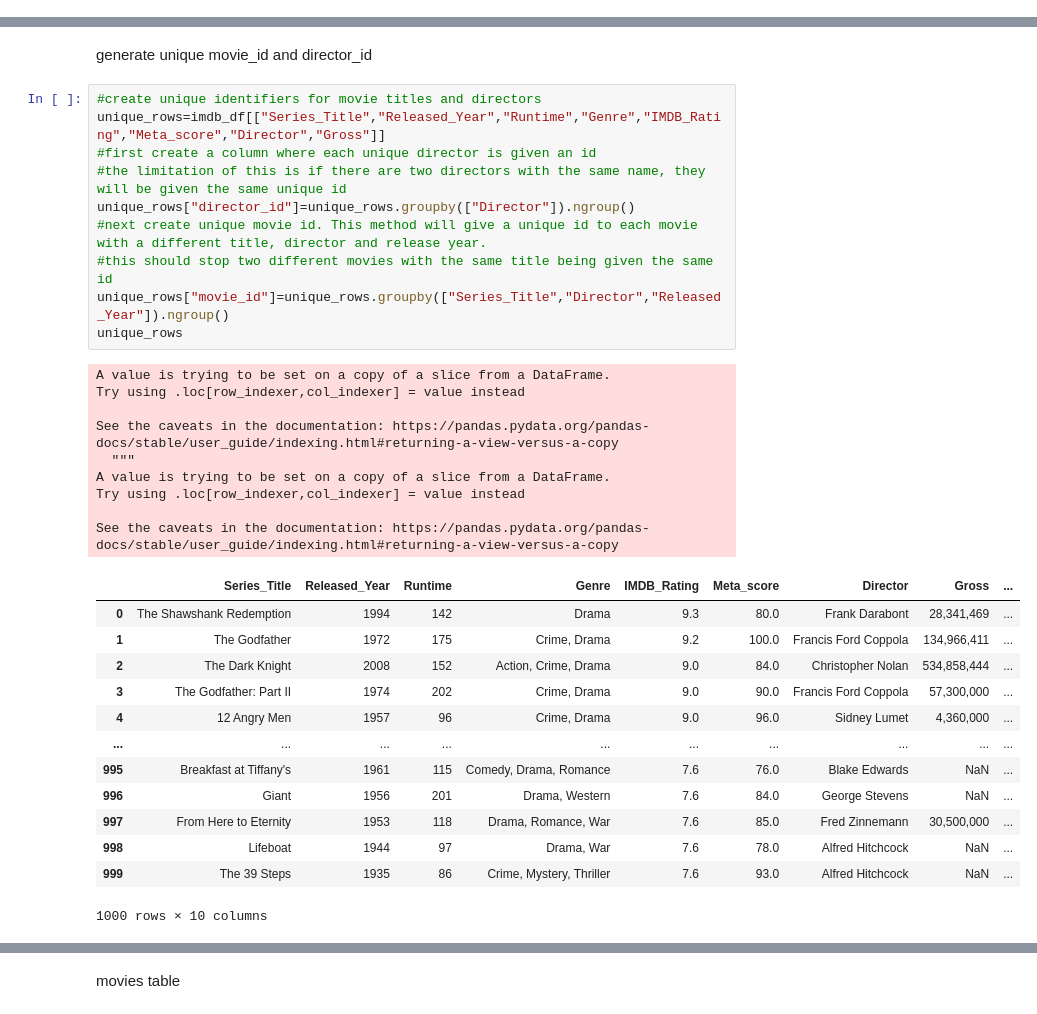
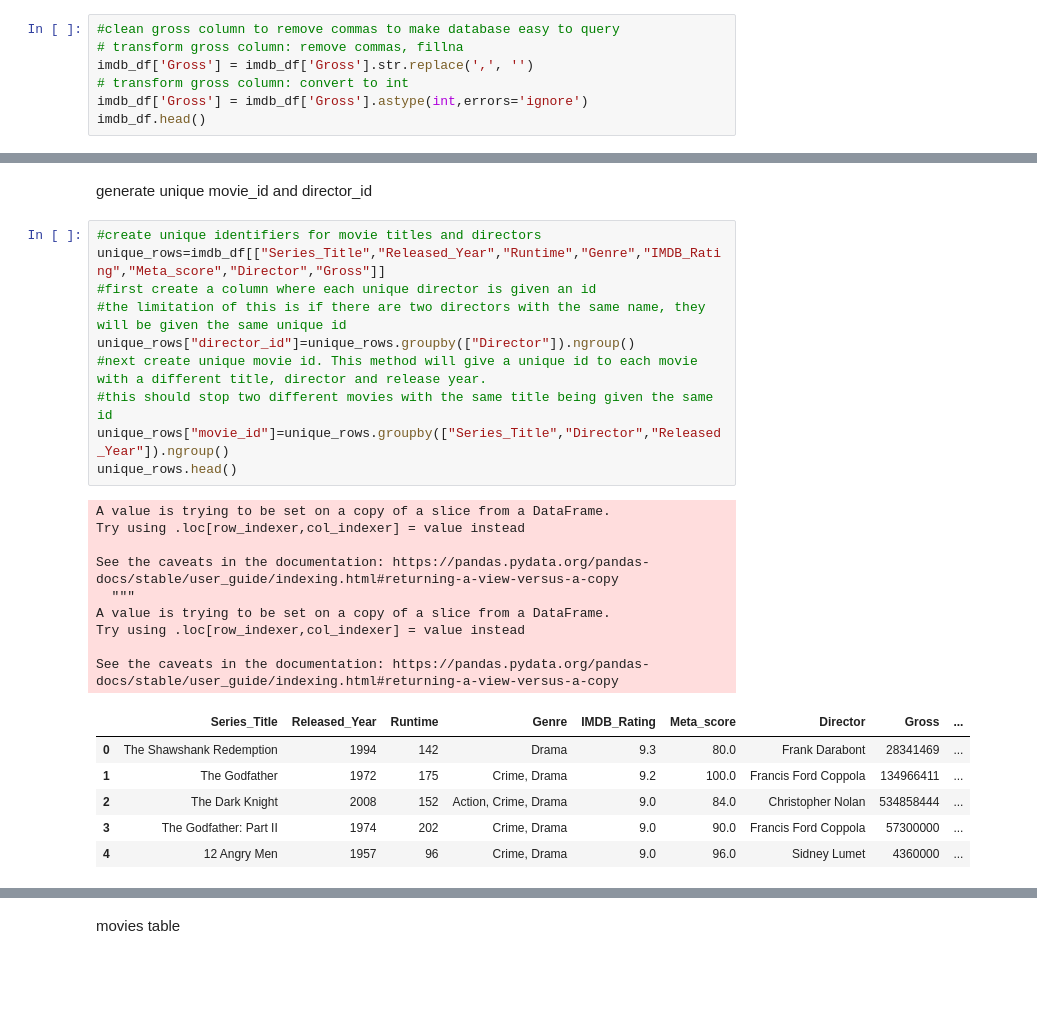
Before and after one commit to 0samvuong/Project-2-ETL-Group-6, a Jupyter notebook: movies.ipynb, the cells around one changed output, grey strips where cells are left out. Drawn from its saved outputs; the diff is of its cells as text; blank space fills up the shorter version.

```diff
--- a/movies.ipynb
+++ b/movies.ipynb
@@ -50,0 +43,7 @@ imdb_df
+# %%
+#clean gross column to remove commas to make database easy to query
+# transform gross column: remove commas, fillna
+imdb_df['Gross'] = imdb_df['Gross'].str.replace(',', '')
+# transform gross column: convert to int
+imdb_df['Gross'] = imdb_df['Gross'].astype(int,errors='ignore')
+imdb_df.head()
@@ -151,33 +153,26 @@ generate unique movie_id and director_id
 # %%
 #create unique identifiers for movie titles and directors
 unique_rows=imdb_df[["Series_Title","Released_Year","Runtime","Genre","IMDB_Rating","Meta_score","Director","Gross"]]
 #first create a column where each unique director is given an id
 #the limitation of this is if there are two directors with the same name, they will be given the same unique id
 unique_rows["director_id"]=unique_rows.groupby(["Director"]).ngroup()
 #next create unique movie id. This method will give a unique id to each movie with a different title, director and release year.
 #this should stop two different movies with the same title being given the same id
 unique_rows["movie_id"]=unique_rows.groupby(["Series_Title","Director","Released_Year"]).ngroup()
-unique_rows
+unique_rows.head()
 # %% [output]
 A value is trying to be set on a copy of a slice from a DataFrame.
 Try using .loc[row_indexer,col_indexer] = value instead
 
 See the caveats in the documentation: https://pandas.pydata.org/pandas-docs/stable/user_guide/indexing.html#returning-a-view-versus-a-copy
   """
 A value is trying to be set on a copy of a slice from a DataFrame.
 Try using .loc[row_indexer,col_indexer] = value instead
 
 See the caveats in the documentation: https://pandas.pydata.org/pandas-docs/stable/user_guide/indexing.html#returning-a-view-versus-a-copy
 |  | Series_Title | Released_Year | Runtime | Genre | IMDB_Rating | Meta_score | Director | Gross | ... |
-| 0 | The Shawshank Redemption | 1994 | 142 | Drama | 9.3 | 80.0 | Frank Darabont | 28,341,469 | ... |
-| 1 | The Godfather | 1972 | 175 | Crime, Drama | 9.2 | 100.0 | Francis Ford Coppola | 134,966,411 | ... |
-| 2 | The Dark Knight | 2008 | 152 | Action, Crime, Drama | 9.0 | 84.0 | Christopher Nolan | 534,858,444 | ... |
-| 3 | The Godfather: Part II | 1974 | 202 | Crime, Drama | 9.0 | 90.0 | Francis Ford Coppola | 57,300,000 | ... |
-| 4 | 12 Angry Men | 1957 | 96 | Crime, Drama | 9.0 | 96.0 | Sidney Lumet | 4,360,000 | ... |
-| ... | ... | ... | ... | ... | ... | ... | ... | ... | ... |
-| 995 | Breakfast at Tiffany's | 1961 | 115 | Comedy, Drama, Romance | 7.6 | 76.0 | Blake Edwards | NaN | ... |
-| 996 | Giant | 1956 | 201 | Drama, Western | 7.6 | 84.0 | George Stevens | NaN | ... |
-| 997 | From Here to Eternity | 1953 | 118 | Drama, Romance, War | 7.6 | 85.0 | Fred Zinnemann | 30,500,000 | ... |
-| 998 | Lifeboat | 1944 | 97 | Drama, War | 7.6 | 78.0 | Alfred Hitchcock | NaN | ... |
-| 999 | The 39 Steps | 1935 | 86 | Crime, Mystery, Thriller | 7.6 | 93.0 | Alfred Hitchcock | NaN | ... |
+| 0 | The Shawshank Redemption | 1994 | 142 | Drama | 9.3 | 80.0 | Frank Darabont | 28341469 | ... |
+| 1 | The Godfather | 1972 | 175 | Crime, Drama | 9.2 | 100.0 | Francis Ford Coppola | 134966411 | ... |
+| 2 | The Dark Knight | 2008 | 152 | Action, Crime, Drama | 9.0 | 84.0 | Christopher Nolan | 534858444 | ... |
+| 3 | The Godfather: Part II | 1974 | 202 | Crime, Drama | 9.0 | 90.0 | Francis Ford Coppola | 57300000 | ... |
+| 4 | 12 Angry Men | 1957 | 96 | Crime, Drama | 9.0 | 96.0 | Sidney Lumet | 4360000 | ... |
-1000 rows × 10 columns
```
Also changed, not shown: parts of 16 cells of this notebook.
